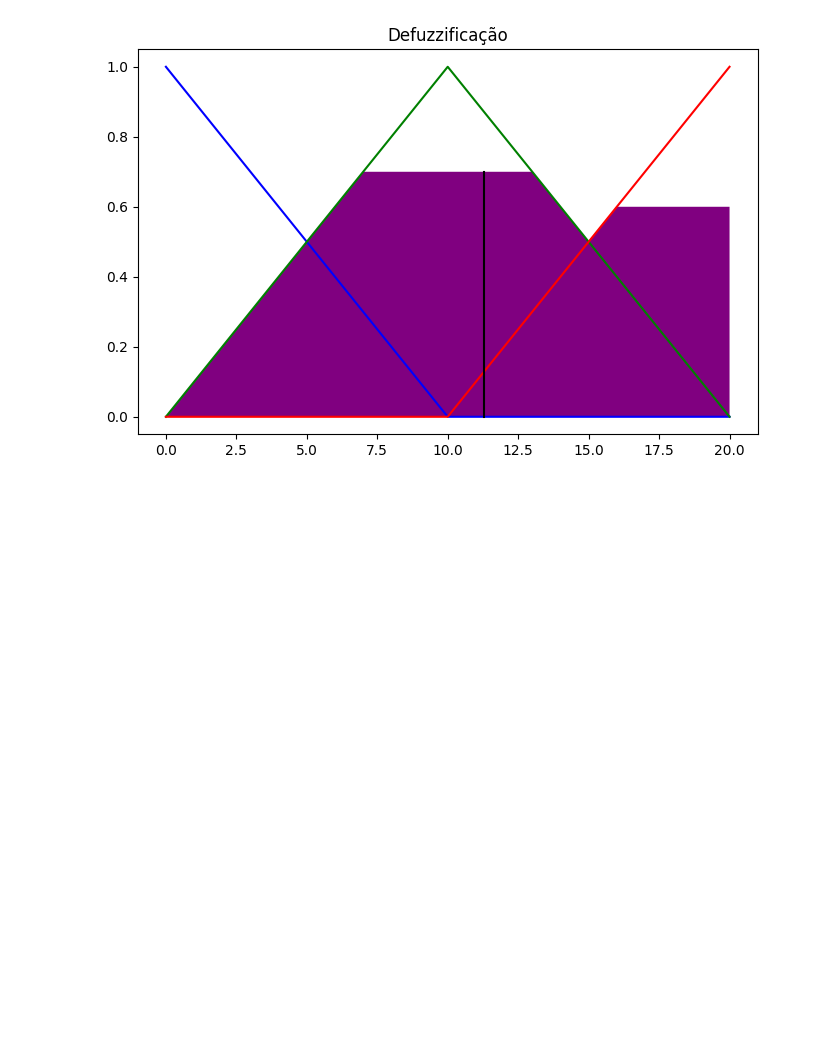
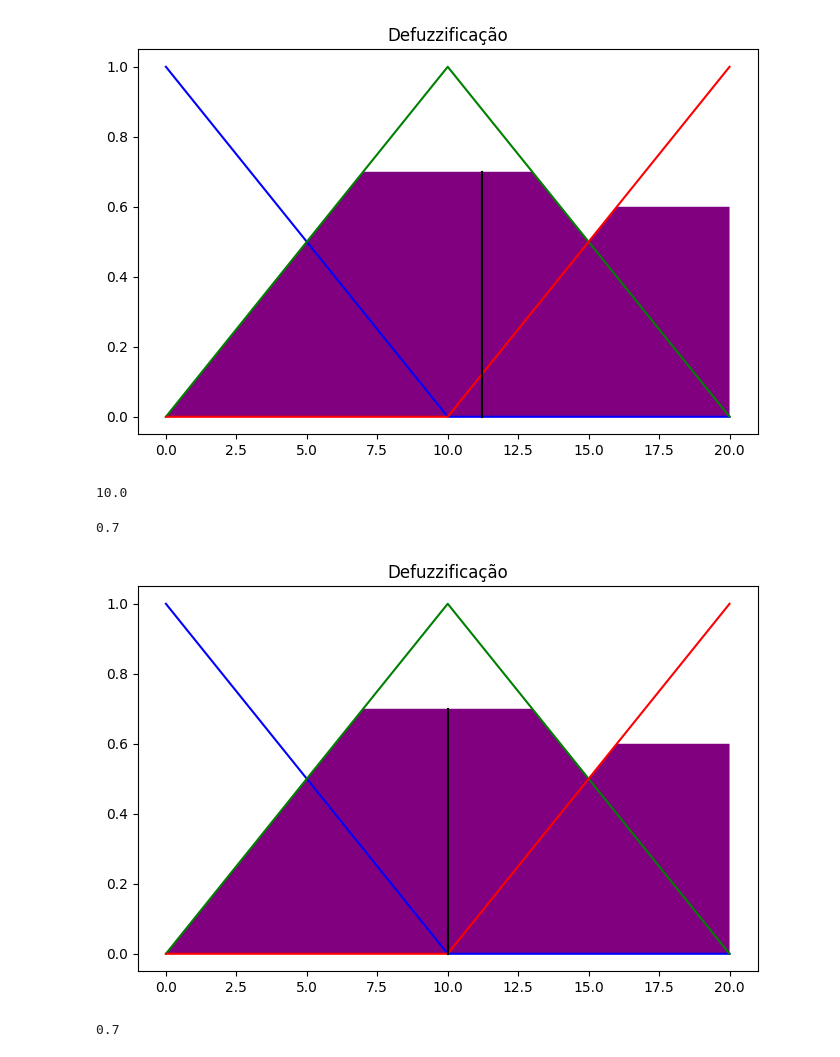
Before and after one commit to DouglasSilva2/Logica_de_Fuzzy_python, a Jupyter notebook: Logica_de_Fuzzy_3º_Etudo_de_Caso_Gorjeta_Hard_Fuzzy_Python.ipynb, the cells around one changed output. Saved outputs shown, nothing was run; the diff lists cells and outputs as text; code cells hidden in the pictures; blank space fills up the shorter version.

Commit message:
Logica_de_Fuzzy_3º_Etudo_de_Caso_Gorjeta_Hard_Fuzzy

```diff
--- a/Logica_de_Fuzzy_3º_Etudo_de_Caso_Gorjeta_Hard_Fuzzy_Python.ipynb
+++ b/Logica_de_Fuzzy_3º_Etudo_de_Caso_Gorjeta_Hard_Fuzzy_Python.ipynb
@@ -415,3 +406,23 @@ ax.plot([gorjeta, gorjeta], [0, gorjeta_ativacao], 'black')#POSSICIONAMENTO DE N
 ax.set_title('Defuzzificação');
 # %% [output]
 [figure]
+# %%
+gorjeta = fuzzy.defuzz(x_gorjeta, controle, 'mom')#DEFUZZIFICAÇÃO COM MOM
+gorjeta
+# %% [output]
+10.0
+# %%
+gorjeta_ativacao = fuzzy.interp_membership(x_gorjeta, controle, gorjeta)
+gorjeta_ativacao
+# %% [output]
+0.7
+# %%
+fig, ax = plt.subplots(figsize = (8,5))
+ax.plot(x_gorjeta, y_gorjeta_baixa, 'b')
+ax.plot(x_gorjeta, y_gorjeta_media, 'g')
+ax.plot(x_gorjeta, y_gorjeta_alta, 'r')
+ax.fill_between(x_gorjeta, x_gorjeta0, controle, facecolor = 'purple')
+ax.plot([gorjeta, gorjeta], [0, gorjeta_ativacao], 'black')#POSSICIONAMENTO DE NOSSO RESULTADO - MEMBERSHIPE!!
+ax.set_title('Defuzzificação');
+# %% [output]
+[figure, added]
@@ -417,0 +431,5 @@ ax.set_title('Defuzzificação');
+# %%
+gorjeta_ativacao = fuzzy.interp_membership(x_gorjeta, controle, gorjeta)
+gorjeta_ativacao
+# %% [output]
+0.7
```
Also changed, not shown: parts of 3 cells of this notebook.
